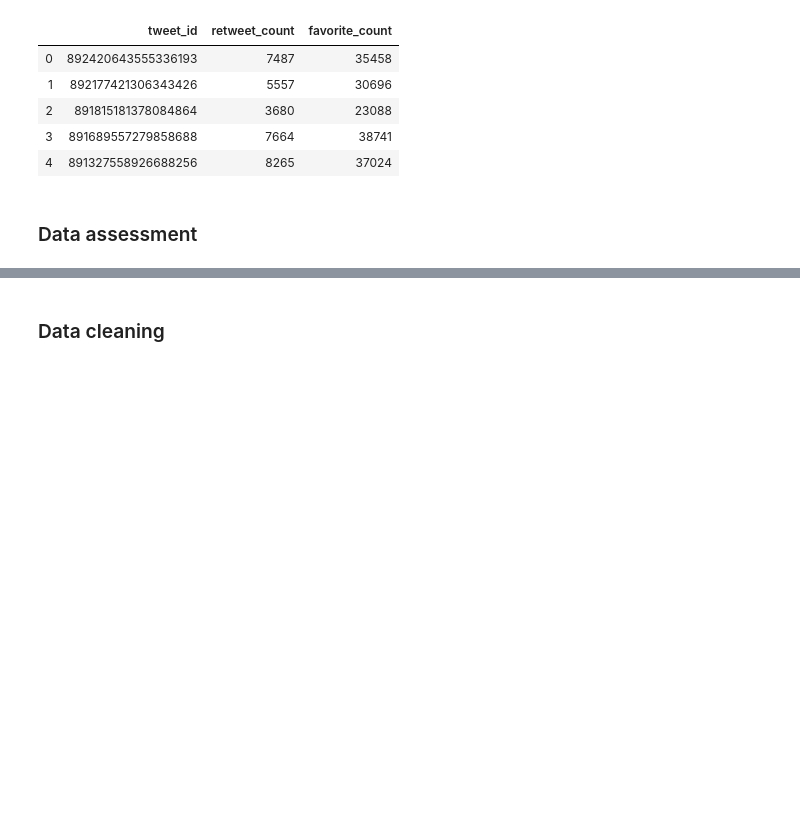
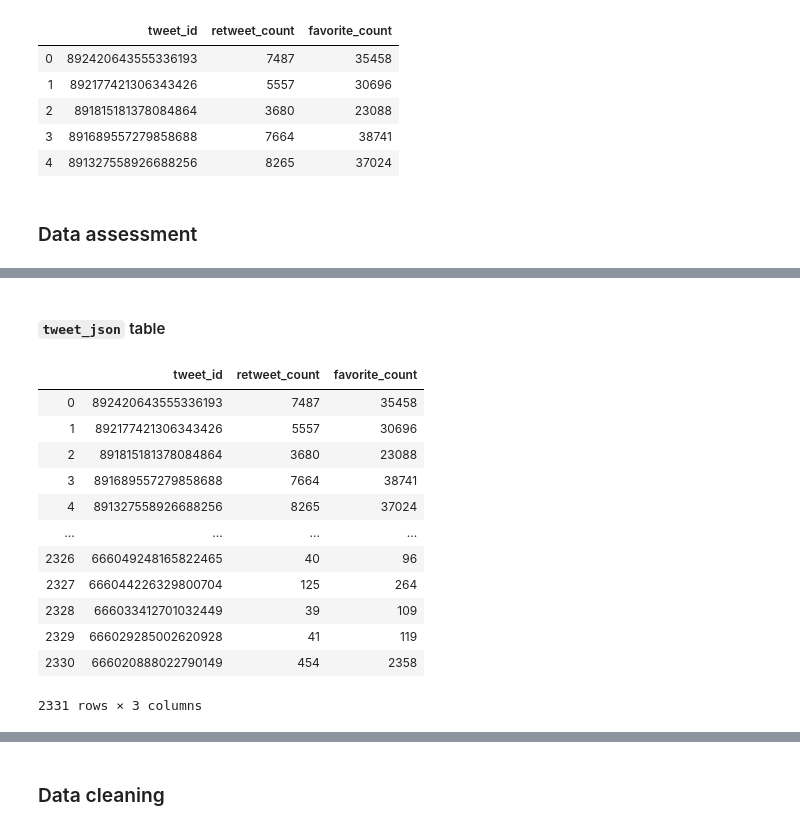
Before and after one commit to pamely/data-wrangling, a Jupyter notebook: src/wrangle_act.ipynb, the cells around one changed output, grey strips where cells are left out. Cells and saved outputs as stored; diff of their text form; code cells hidden in the pictures; blank space fills up the shorter version.

```diff
--- a/src/wrangle_act.ipynb
+++ b/src/wrangle_act.ipynb
@@ -188,24 +139,24 @@ Tweet id: 666020888022790149. Request duration: 0.7902231216430664
 def strip_chars(str, chars):
     return "".join(c for c in str if c not in chars)
 # %%
-# Read data from tweet_json.txt and append it to df_tweet_json_list using this template: f'{tweet_id} {retweet_count} {favorite_count}'
-df_tweet_json_list = []
+# Read data from tweet_json.txt and append it to tweet_json_list using this template: f'{tweet_id} {retweet_count} {favorite_count}'
+tweet_json_list = []
 
 with open('../data/tweet_json.txt', mode='r+', encoding='utf-8') as file:
     for line in file.readlines():
         line = strip_chars(line, '{}":\n')
-        df_tweet_json_list.append(line)
+        tweet_json_list.append(line)
 # %%
-# create df_tweet_json  and populate its column'tweet_json' with df_tweet_json_list content.
-df_tweet_json = pd.DataFrame(df_tweet_json_list, columns=['tweet_json'])
+# create tweet_json  dataframe and populate its column 'tweet' with tweet_json_list content.
+tweet_json = pd.DataFrame(tweet_json_list, columns=['tweet'])
 # %%
 # Create tweet_id, retweet_count and favorite_count columns with the right fit data
-df_tweet_json['tweet_id'] = df_tweet_json.tweet_json.str.extract(r'([0-9]+(?=\s))').astype(int)
+tweet_json['tweet_id'] = tweet_json.tweet.str.extract(r'([0-9]+(?=\s))').astype(int)
 
-df_tweet_json['retweet_count'] = df_tweet_json.tweet_json.str.extract(r'((?<=\s)[0-9]+(?=\s))').astype(int)
+tweet_json['retweet_count'] = tweet_json.tweet.str.extract(r'((?<=\s)[0-9]+(?=\s))').astype(int)
 
-df_tweet_json['favorite_count'] = df_tweet_json.tweet_json.str.extract(r'[\s]{1}([0-9]+)$').replace(' ','').astype(int)
+tweet_json['favorite_count'] = tweet_json.tweet.str.extract(r'[\s]{1}([0-9]+)$').replace(' ','').astype(int)
 # %%
 # drop column tweet_json
-df_tweet_json.drop('tweet_json', axis='columns', inplace=True)
+tweet_json.drop('tweet', axis='columns', inplace=True)
 # %%
@@ -262,0 +441,18 @@ df_tweet_json.head()
+# %% [markdown]
+#### `tweet_json` table
+# %%
+tweet_json
+# %% [output]
+|  | tweet_id | retweet_count | favorite_count |
+| 0 | 892420643555336193 | 7487 | 35458 |
+| 1 | 892177421306343426 | 5557 | 30696 |
+| 2 | 891815181378084864 | 3680 | 23088 |
+| 3 | 891689557279858688 | 7664 | 38741 |
+| 4 | 891327558926688256 | 8265 | 37024 |
+| ... | ... | ... | ... |
+| 2326 | 666049248165822465 | 40 | 96 |
+| 2327 | 666044226329800704 | 125 | 264 |
+| 2328 | 666033412701032449 | 39 | 109 |
+| 2329 | 666029285002620928 | 41 | 119 |
+| 2330 | 666020888022790149 | 454 | 2358 |
+2331 rows × 3 columns
```
Also changed, not shown: parts of 162 cells of this notebook.
